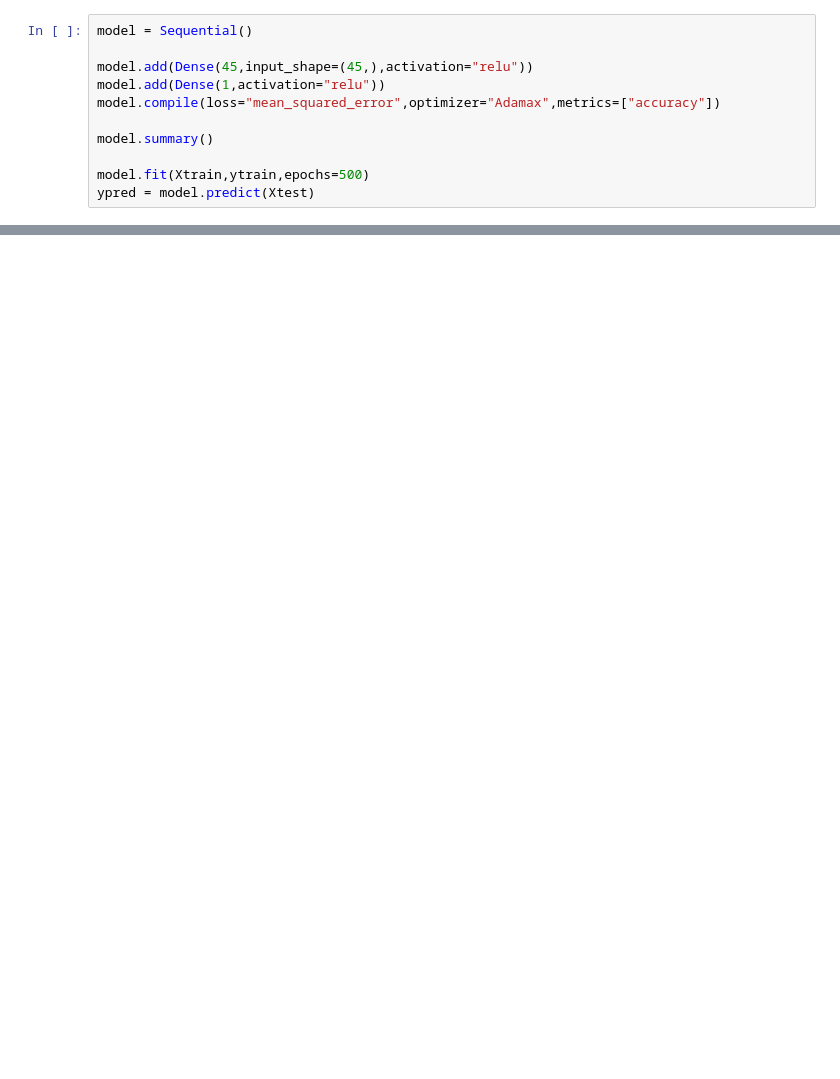
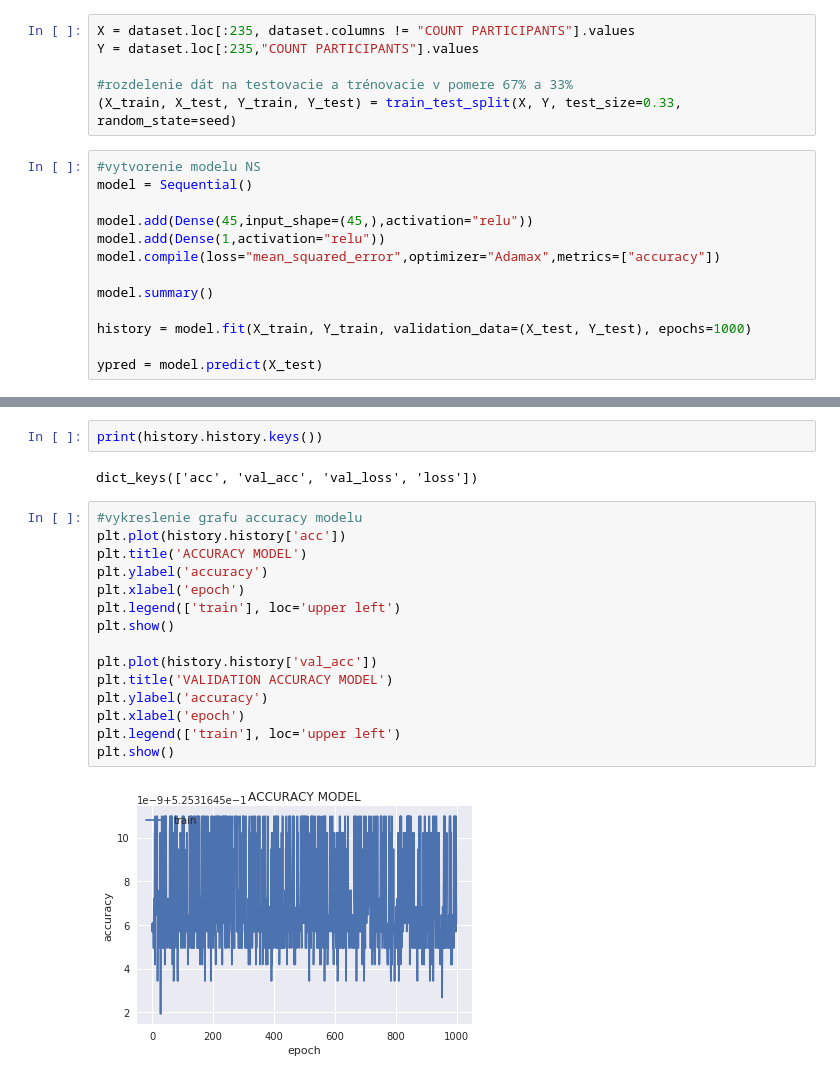
Before and after one commit to massoprod/python-neural-network, a Jupyter notebook: neural-network.ipynb, the cells around one changed output, grey strips where cells are left out. Saved outputs shown, nothing was run; the diff lists cells and outputs as text; blank space fills up the shorter version.

```diff
--- a/neural-network.ipynb
+++ b/neural-network.ipynb
@@ -19,4 +15,11 @@ ytest = ytrain = dataset.loc[118:235,"COUNT PARTICIPANTS"].values
+# %%
+X = dataset.loc[:235, dataset.columns != "COUNT PARTICIPANTS"].values
+Y = dataset.loc[:235,"COUNT PARTICIPANTS"].values
+
+#rozdelenie dát na testovacie a trénovacie v pomere 67% a 33%
+(X_train, X_test, Y_train, Y_test) = train_test_split(X, Y, test_size=0.33, random_state=seed)
 # %%
+#vytvorenie modelu NS
 model = Sequential()
 
 model.add(Dense(45,input_shape=(45,),activation="relu"))
@@ -25,8 +28,9 @@ model.compile(loss="mean_squared_error",optimizer="Adamax",metrics=["accuracy"])
 
 model.summary()
 
-model.fit(Xtrain,ytrain,epochs=500)
-ypred = model.predict(Xtest)
+history = model.fit(X_train, Y_train, validation_data=(X_test, Y_test), epochs=1000)
+
+ypred = model.predict(X_test)
 # %% [output]
 _________________________________________________________________
 Layer (type)                 Output Shape              Param #
@@ -53,0 +59,21 @@ ccuracy: 55.93%
+# %%
+print(history.history.keys())
+# %% [output]
+dict_keys(['acc', 'val_acc', 'val_loss', 'loss'])
+# %%
+#vykreslenie grafu accuracy modelu
+plt.plot(history.history['acc'])
+plt.title('ACCURACY MODEL')
+plt.ylabel('accuracy')
+plt.xlabel('epoch')
+plt.legend(['train'], loc='upper left')
+plt.show()
+
+plt.plot(history.history['val_acc'])
+plt.title('VALIDATION ACCURACY MODEL')
+plt.ylabel('accuracy')
+plt.xlabel('epoch')
+plt.legend(['train'], loc='upper left')
+plt.show()
+# %% [output]
+[figure, added]
```
Also changed, not shown: parts of 9 cells of this notebook, 1 other file.
